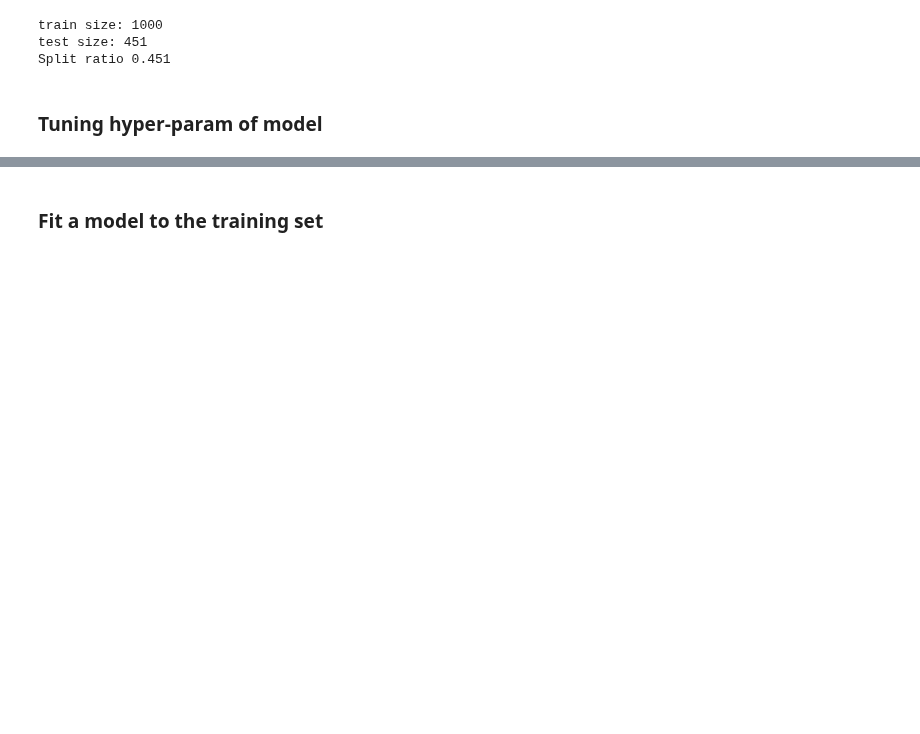
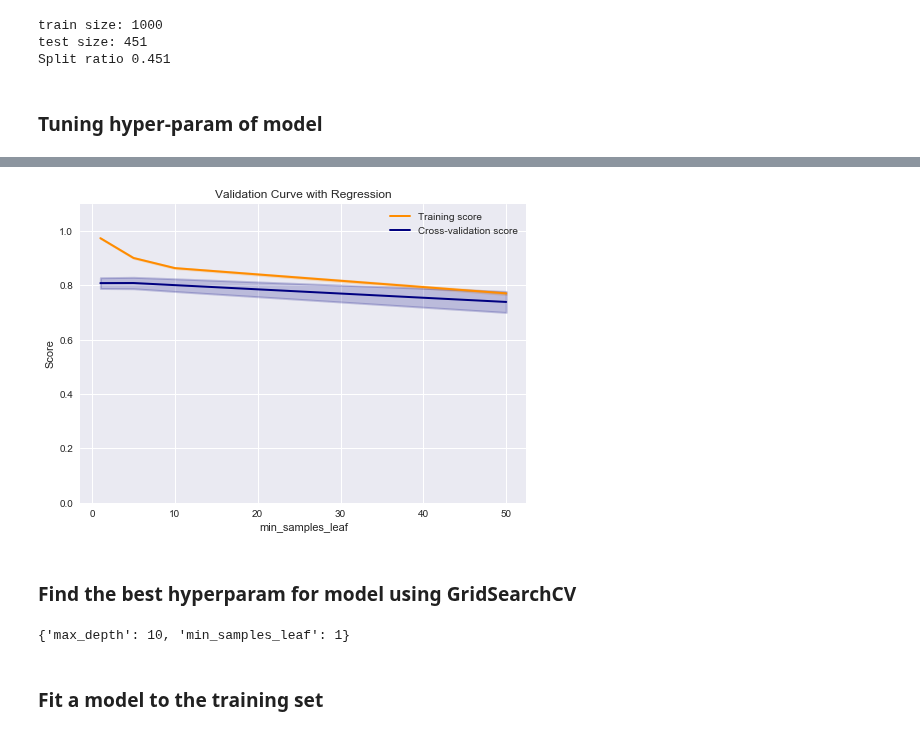
Before and after one commit to latuannetnam/kaggle, a Jupyter notebook: House Prices/House price analysis.ipynb, the cells around one changed output, grey strips where cells are left out. Drawn from its saved outputs; the diff is of its cells as text; code cells hidden in the pictures; blank space fills up the shorter version.

```diff
--- a/House Prices/House price analysis.ipynb
+++ b/House Prices/House price analysis.ipynb
@@ -396,3 +403,22 @@ def plot_validation_curve(model, param_name, param_range):
+# %%
+param_name = 'min_samples_leaf'
+param_range = [1,5,10,50]
+plot_validation_curve(model, param_name, param_range)
+# %% [output]
+[figure, added]
+# %% [markdown]
+### Find the best hyperparam for model using GridSearchCV
+# %%
+#param_grid = { "n_estimators"      : [250, 300, 500],
+#           "max_depth"         : [10, 20]}
+param_grid = { "min_samples_leaf"      : [1,5,10,50],
+              "max_depth"         : [10, 20]
+             }
+grid_search = GridSearchCV(model, param_grid, n_jobs=1, cv=2)
+grid_search.fit(X, Y)
+print(grid_search.best_params_)
+# %% [output]
+{'max_depth': 10, 'min_samples_leaf': 1}
 # %% [markdown]
 ### Fit a model to the training set
 # %%
```
Also changed, not shown: parts of 15 cells of this notebook.
